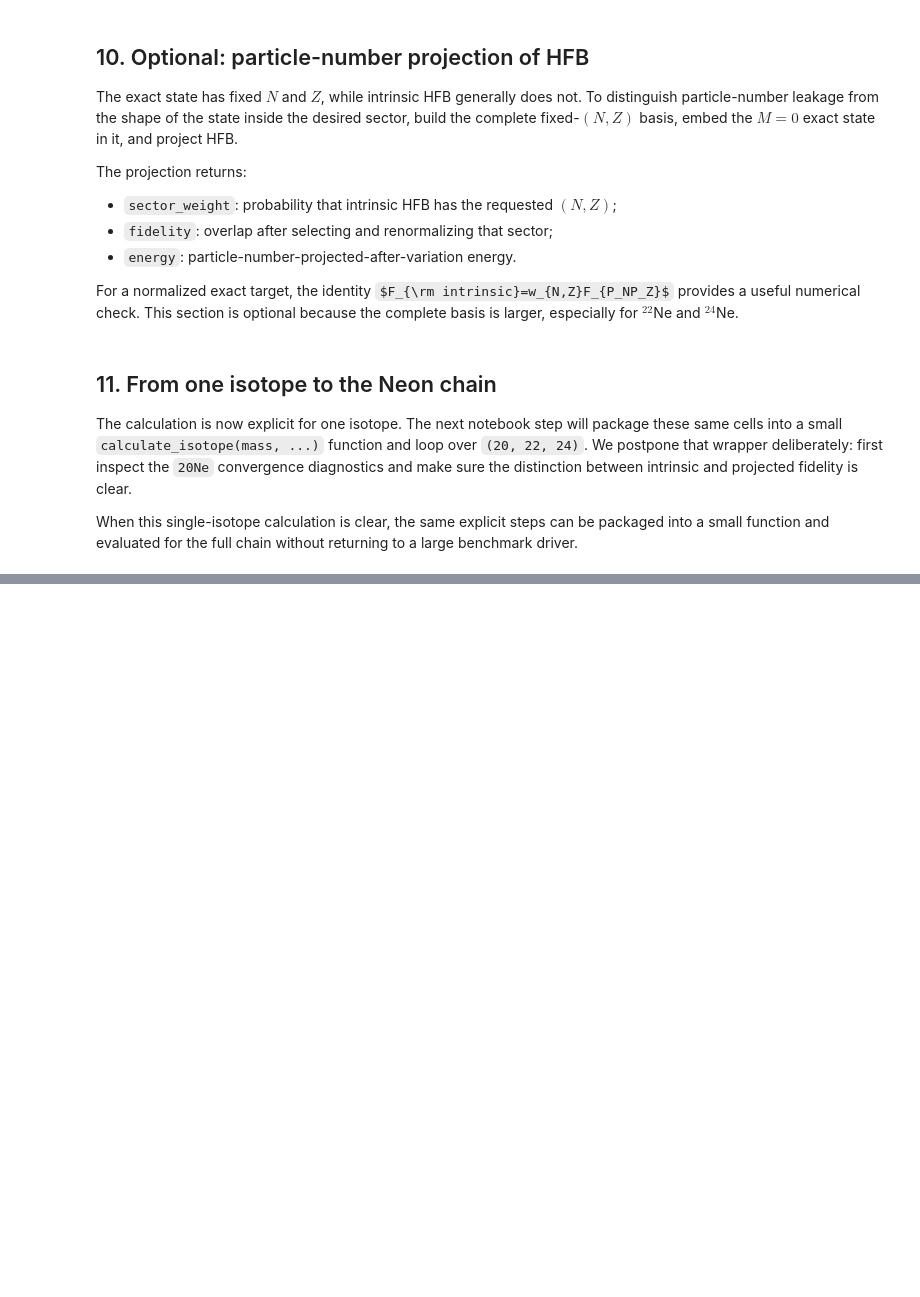
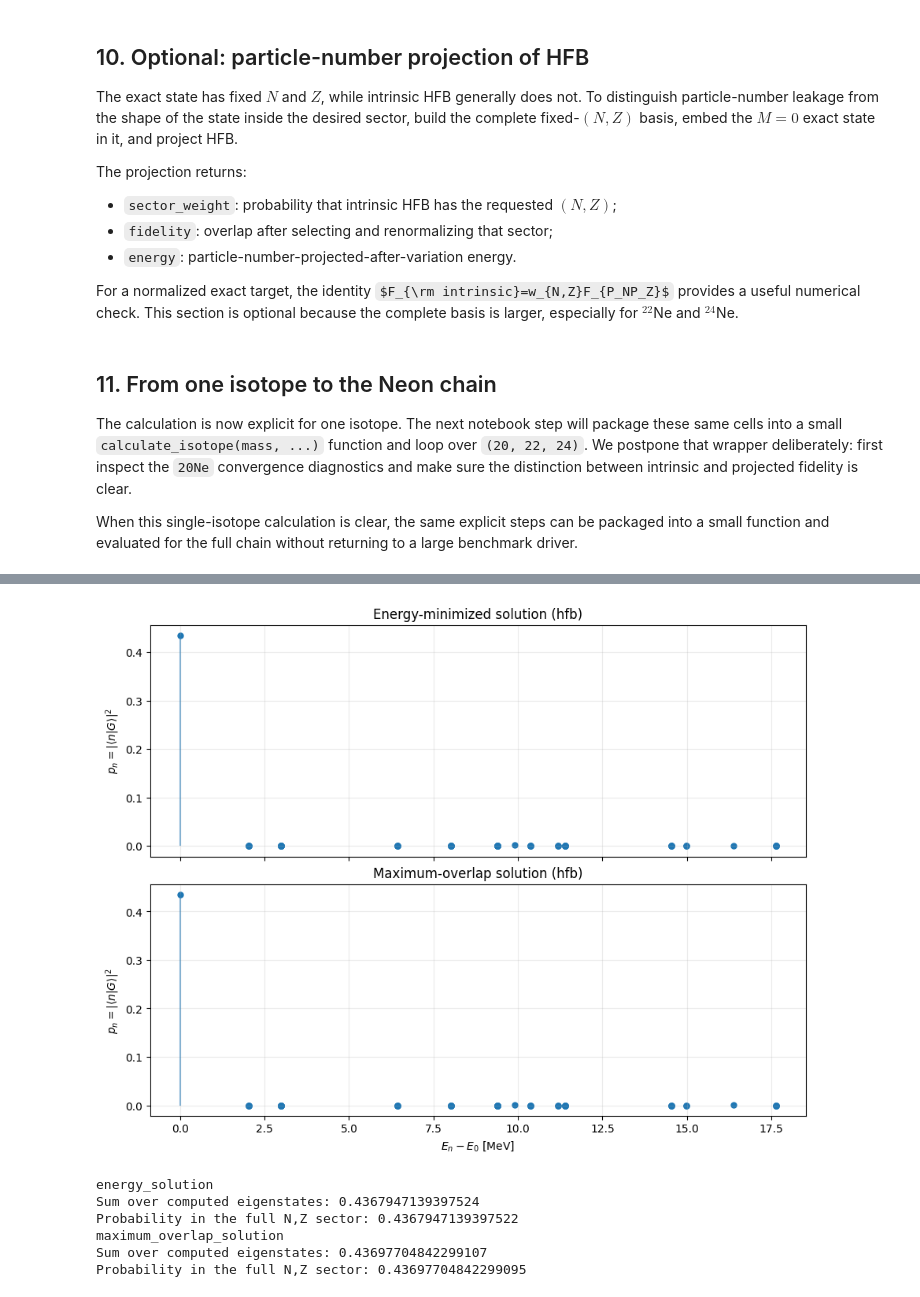
Before and after one commit to emacosta95/QuantumMachineLearningFermions, a Jupyter notebook: NeonHFHFBStepByStep.ipynb, the cells around one changed output, grey strips where cells are left out. Drawn from its saved outputs; the diff is of its cells as text; code cells hidden in the pictures; some formulas as TeX source; blank space fills up the shorter version.

```diff
--- a/NeonHFHFBStepByStep.ipynb
+++ b/NeonHFHFBStepByStep.ipynb
@@ -65,10 +69,9 @@ print(f"Selected isotope: {MASS}Ne")
 
 `interaction[(i,j,k,l)]` contains the antisymmetrized two-body matrix elements, `eps[i]` contains the one-body energies, and `encoding[i]` stores the quantum numbers of single-particle mode $i$. USDB has 12 proton modes followed by 12 neutron modes in this repository. The first execution can take roughly twenty seconds because the coupled-basis interaction is transformed to the single-particle basis.
 # %%
-interaction, eps, single_particle, interaction_path = load_nuclear_interaction(
+interaction, eps, encoding, interaction_path = load_nuclear_interaction(
     "usdb", repository_root=ROOT
 )
-encoding = single_particle.state_encoding
 modes = len(eps)
 species_modes = modes // 2
 neutron_modes = list(range(species_modes, modes))
@@ -270,18 +347,13 @@ For a normalized exact target, the identity $F_{\rm intrinsic}=w_{N,Z}F_{P_NP_Z}
 RUN_NUMBER_PROJECTION = False
 
 if RUN_NUMBER_PROJECTION:
-    full_hamiltonian = build_fermionic_hamiltonian(
-        interaction, eps, particles=targets
-    )
+    full_hamiltonian = build_fermionic_hamiltonian(interaction, eps, particles=targets)
 
     full_index = {
-        tuple(occupied): i
-        for i, occupied in enumerate(full_hamiltonian.occupations)
+        tuple(occupied): i for i, occupied in enumerate(full_hamiltonian.occupations)
     }
     exact_state_full = np.zeros(len(full_hamiltonian.occupations), complex)
-    for coefficient, occupied in zip(
-        exact_state, exact_hamiltonian.occupations
-    ):
+    for coefficient, occupied in zip(exact_state, exact_hamiltonian.occupations):
         exact_state_full[full_index[tuple(occupied)]] = coefficient
 
     projected_hfb = project_particle_numbers(
@@ -305,0 +380,7 @@ When this single-isotope calculation is clear, the same explicit steps can be pa
+# %%
+import numpy as np
+import matplotlib.pyplot as plt
+import pickle
+
+with open("results/usdb_simple_hfb_gaussian_081026.pkl", "rb") as f:
+    data = pickle.load(f)
@@ -305,0 +668,40 @@ When this single-isotope calculation is clear, the same explicit steps can be pa
+# %%
+energies = spectral_data["energies"]
+excitation = energies - energies[0]
+
+fig, axes = plt.subplots(2, 1, figsize=(9, 7), sharex=True, constrained_layout=True)
+
+for ax, key, title in zip(
+    axes,
+    ("energy_solution", "maximum_overlap_solution"),
+    ("Energy-minimized solution", "Maximum-overlap solution"),
+):
+    probabilities = spectral_data[key]["probabilities"]
+    family = saved[key]["family"]
+
+    # One point for each individual Hamiltonian eigenstate.
+    ax.vlines(excitation, 0, probabilities, color="C0", alpha=0.5)
+    ax.scatter(excitation, probabilities, color="C0", s=25)
+
+    ax.set_title(f"{title} ({family})")
+    ax.set_ylabel(r"$p_n=|\langle n|G\rangle|^2$")
+    ax.grid(alpha=0.25)
+
+axes[-1].set_xlabel(r"$E_n-E_0$ [MeV]")
+plt.show()
+# %% [output]
+[figure, added]
+# %%
+for key in ("energy_solution", "maximum_overlap_solution"):
+    entry = spectral_data[key]
+
+    print(key)
+    print("Sum over computed eigenstates:", entry["probabilities"].sum())
+    print("Probability in the full N,Z sector:", entry["sector_weight"])
+# %% [output]
+energy_solution
+Sum over computed eigenstates: 0.4367947139397524
+Probability in the full N,Z sector: 0.4367947139397522
+maximum_overlap_solution
+Sum over computed eigenstates: 0.43697704842299107
+Probability in the full N,Z sector: 0.43697704842299095
```
Also changed, not shown: parts of 22 cells of this notebook, 6 other files.
